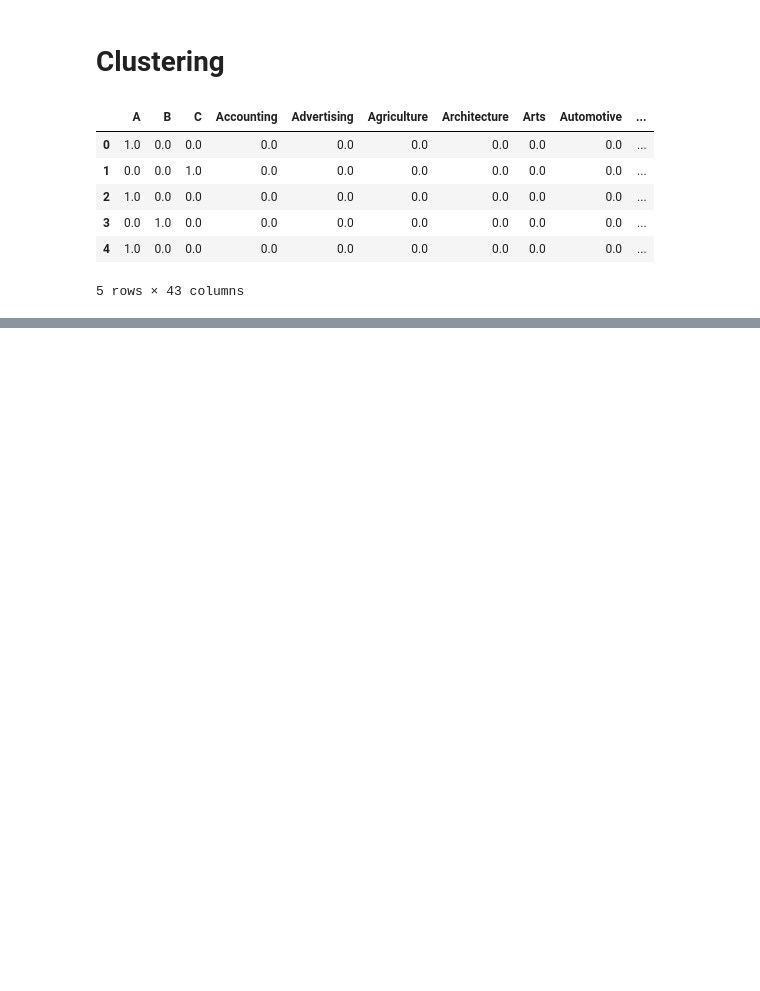
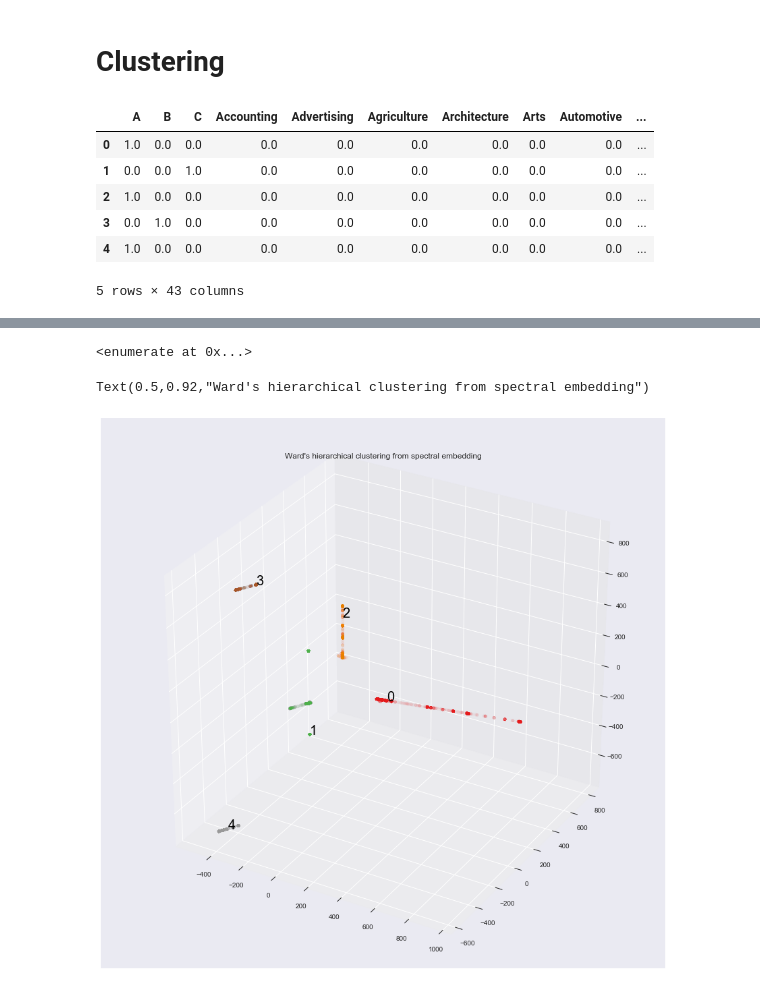
Before and after one commit to Yagwar/Whale-Jaguar, a Jupyter notebook: Clustering.ipynb, the cells around one changed output, grey strips where cells are left out. Cells and saved outputs as stored; diff of their text form; code cells hidden in the pictures; blank space fills up the shorter version.

```diff
--- a/Clustering.ipynb
+++ b/Clustering.ipynb
@@ -76,5 +90,5 @@ pd.crosstab(index=clustering_3d_ward.labels_, columns="count")
 # %%
-spect_emb_3=spect_emb_3*10000
+spect_emb_3=spect_emb_3*1000
 # %%
 plt.figure(figsize=(10,30))
 par_alf=0.1
@@ -134,0 +140,5 @@ rot_animation.save('whljgr_clustering.gif', dpi=80, writer='imagemagick')
+# %%
+author_data["cluster"]=clustering_3d_ward.labels_
+author_data["embd_x_coord"]=spect_emb_3[:,0]
+author_data["embd_y_coord"]=spect_emb_3[:,1]
+author_data["embd_z_coord"]=spect_emb_3[:,2]
@@ -134,0 +220,34 @@ rot_animation.save('whljgr_clustering.gif', dpi=80, writer='imagemagick')
+# %%
+centroides_median=np.array([[np.median(author_data.loc[author_data.cluster==clst,"embd_x_coord"]),
+                             np.median(author_data.loc[author_data.cluster==clst,"embd_y_coord"]),
+                             np.median(author_data.loc[author_data.cluster==clst,"embd_z_coord"])]
+ for clst in list(set(author_data.cluster))])
+# %%
+enumerate(list(set(author_data.cluster)))
+# %% [output]
+<enumerate at 0x...>
+# %%
+fig = plt.figure(figsize=(15,15))
+ax = fig.add_subplot(111, projection='3d')
+ax.scatter(xs=spect_emb_3[:,0],
+           ys=spect_emb_3[:,1],
+           zs=spect_emb_3[:,2],
+           c=clustering_3d_ward.labels_,
+           alpha=0.01,
+           cmap=plt.cm.Set1)
+
+# ax.scatter(xs=centroides_median[:,0],
+#            ys=centroides_median[:,1],
+#            zs=centroides_median[:,2],
+#            s=500)
+
+for i, txt in enumerate(list(set(author_data.cluster))):
+    ax.text(centroides_median[i,0],
+            centroides_median[i,1],
+            centroides_median[i,2],
+            '%s' % (str(txt)), size=20, zorder=1, color='k')
+
+plt.title("Ward's hierarchical clustering from spectral embedding" )
+# %% [output]
+Text(0.5,0.92,"Ward's hierarchical clustering from spectral embedding")
+[figure, added]
```
Also changed, not shown: parts of 13 cells of this notebook, 5 other files.
